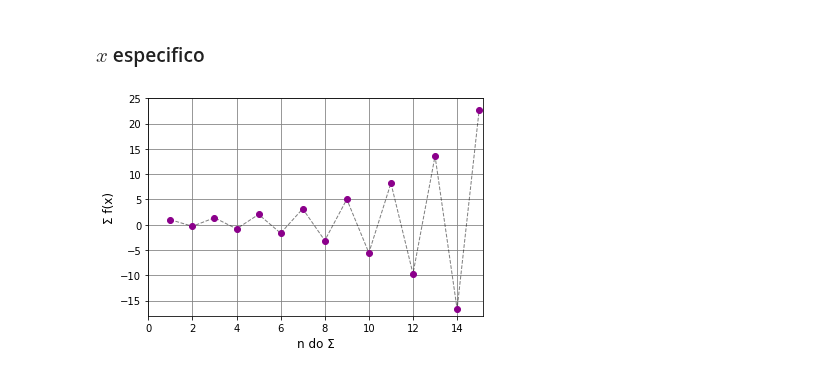
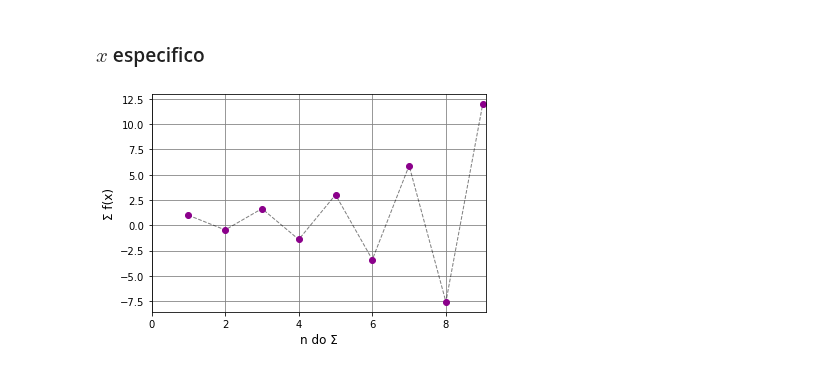
Before and after one commit to pedroivoal/Semestre-2, a Jupyter notebook: Matvar/APS/graficos_slide.ipynb, the cells around one changed output. Saved outputs shown, nothing was run; the diff lists cells and outputs as text; code cells hidden in the pictures.

```diff
--- a/Matvar/APS/graficos_slide.ipynb
+++ b/Matvar/APS/graficos_slide.ipynb
@@ -38,26 +38,27 @@ def simples_x(x, n):
         fx += 1*x**i
 
     return fx
+# %%
+l_n = np.arange(1, 10, 1)
+l_x = [-1.45, -0.5, -1, 0, 1, 0.5, 1.1]
+l_fx = [[],[],[],[],[],[],[]]
 # %%
-l_n = np.arange(1, 16, 1)
-l_fx = []
-x = -1.3
 
 for n in l_n:
-    l_fx.append(simples_x(x, n))
+    l_fx[0].append(simples_x(l_x[0], n))
 
 x_13, ax = plt.subplots()
 
-plt.plot(l_n, l_fx, '--', color='k', linewidth=1, alpha=0.5)
-plt.plot(l_n, l_fx, 'o', color='darkmagenta')
+plt.plot(l_n, l_fx[0], '--', color='k', linewidth=1, alpha=0.5)
+plt.plot(l_n, l_fx[0], 'o', color='darkmagenta')
 # plt.title('x = -1,3', fontsize=20)
 plt.ylabel('Σ f(x)', fontsize=12)
 plt.xlabel('n do Σ', fontsize=12)
-plt.ylim(-18,25)
-plt.xlim(0, 15.18)
+# plt.ylim(-18,25)
+plt.xlim(0, 9.1)
 plt.grid(color='gray')
 plt.show()
 
 x_13.savefig('gráficos/x=-1,3.jpg', format='jpg', dpi=480)
 # %% [output]
-[figure, old version]
+[figure, new version]
```
Also changed, not shown: parts of 9 cells of this notebook, 10 other files.
